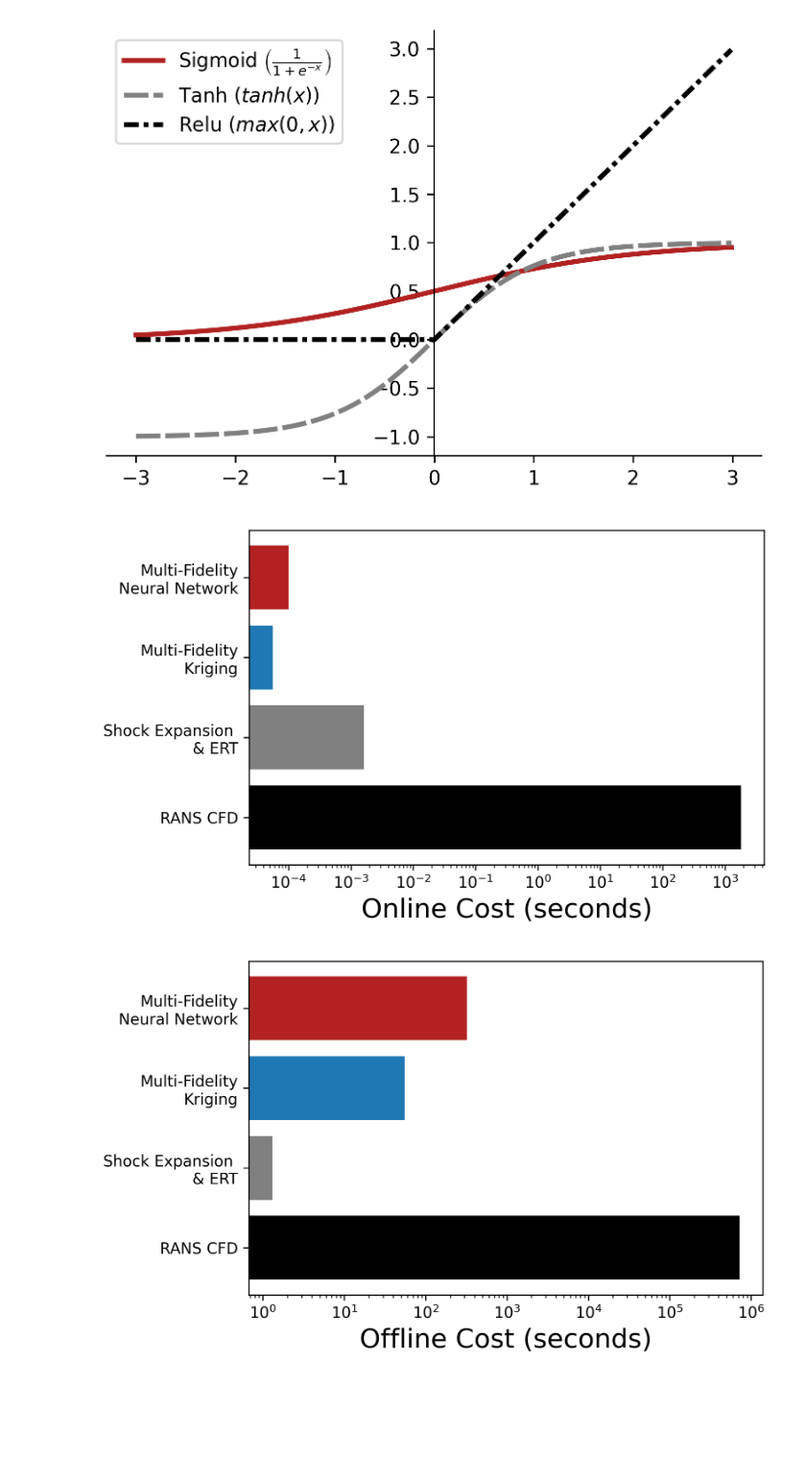
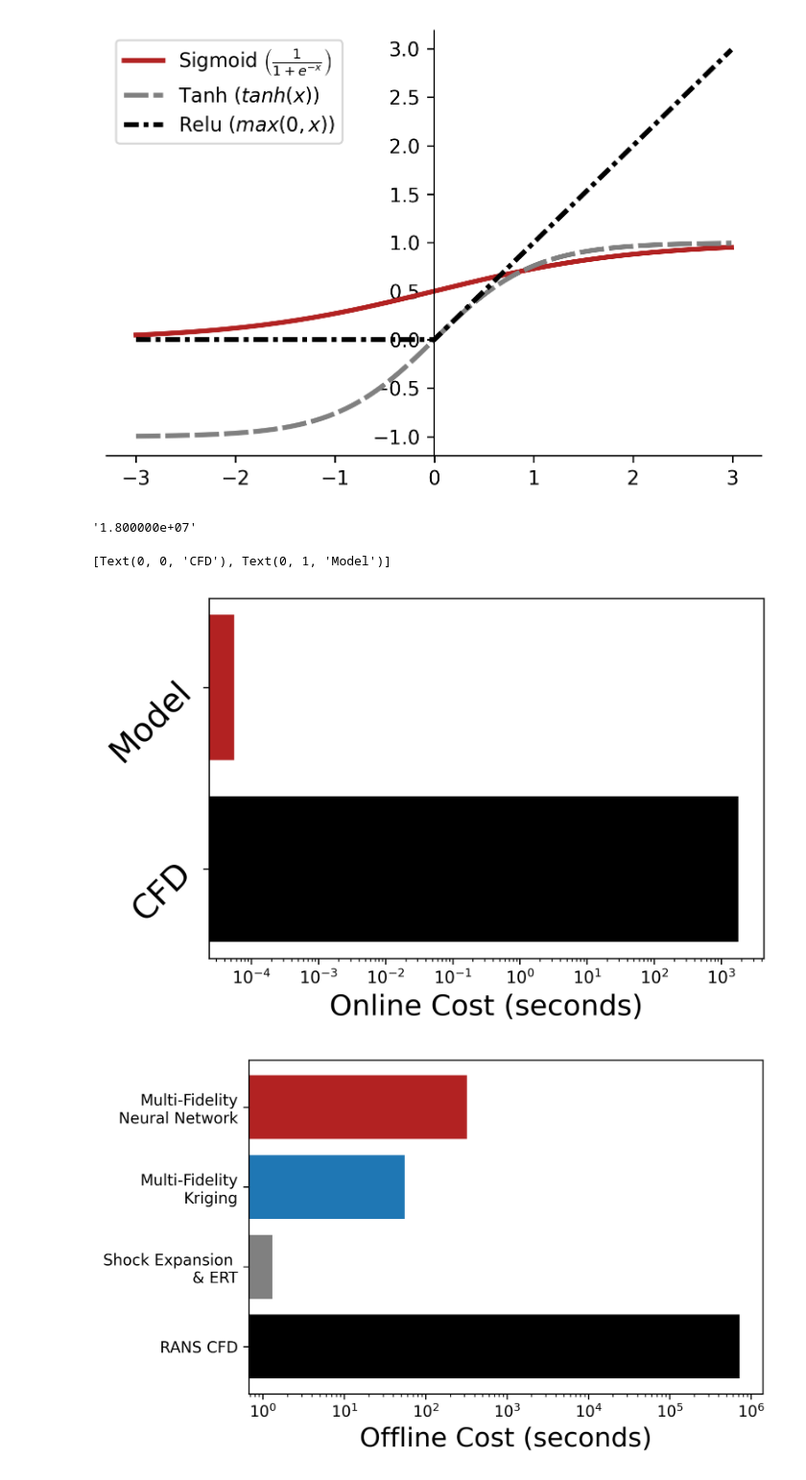
Before and after one commit to AmosJoseph/multifidelitymodeling, a Jupyter notebook: misc code/memorySizePlots.ipynb, the cells around one changed output. Shown at 96% size. Saved outputs shown, nothing was run; the diff lists cells and outputs as text; code cells hidden in the pictures; blank space fills up the shorter version.

```diff
--- a/misc code/memorySizePlots.ipynb
+++ b/misc code/memorySizePlots.ipynb
@@ -47,21 +47,30 @@ ax.legend()
 # %% [output]
 <matplotlib.legend.Legend at 0x...>
 [figure]
+# %%
+"{:e}".format(RANScfdTime/NNTime)
+# %% [output]
+'1.800000e+07'
 # %%
+from numpy import size
+
+
 RANScfdTime = 30*60
 localMethodsTime = 1.3/800
 krigTime = 1/18000
 NNTime = 1/10000
-labels = ['RANS CFD', 'Shock Expansion \n& ERT', 'Multi-Fidelity\nKriging','Multi-Fidelity\nNeural Network']
-sizeList = [RANScfdTime,localMethodsTime,krigTime,NNTime]
+labels = ['CFD', 'Model']
+sizeList = [RANScfdTime,krigTime]
 width = 0.35
 
 fig,ax = plt.subplots()
-p1 = ax.barh(labels,sizeList, color=[ 'black','grey','tab:blue','firebrick'])
+p1 = ax.barh(labels,sizeList, color=[ 'black','firebrick'])
 ax.set_xlabel('Online Cost (seconds)')
 ax.set_xscale('log')
+ax.set_yticklabels(labels, rotation=45, fontsize=20)
 # %% [output]
+[Text(0, 0, 'CFD'), Text(0, 1, 'Model')]
-[figure, old version]
+[figure, new version]
 # %%
 RANScfdTime = 30*60*400
 localMethodsTime = 1.3
```
Also changed, not shown: 4 other files.
